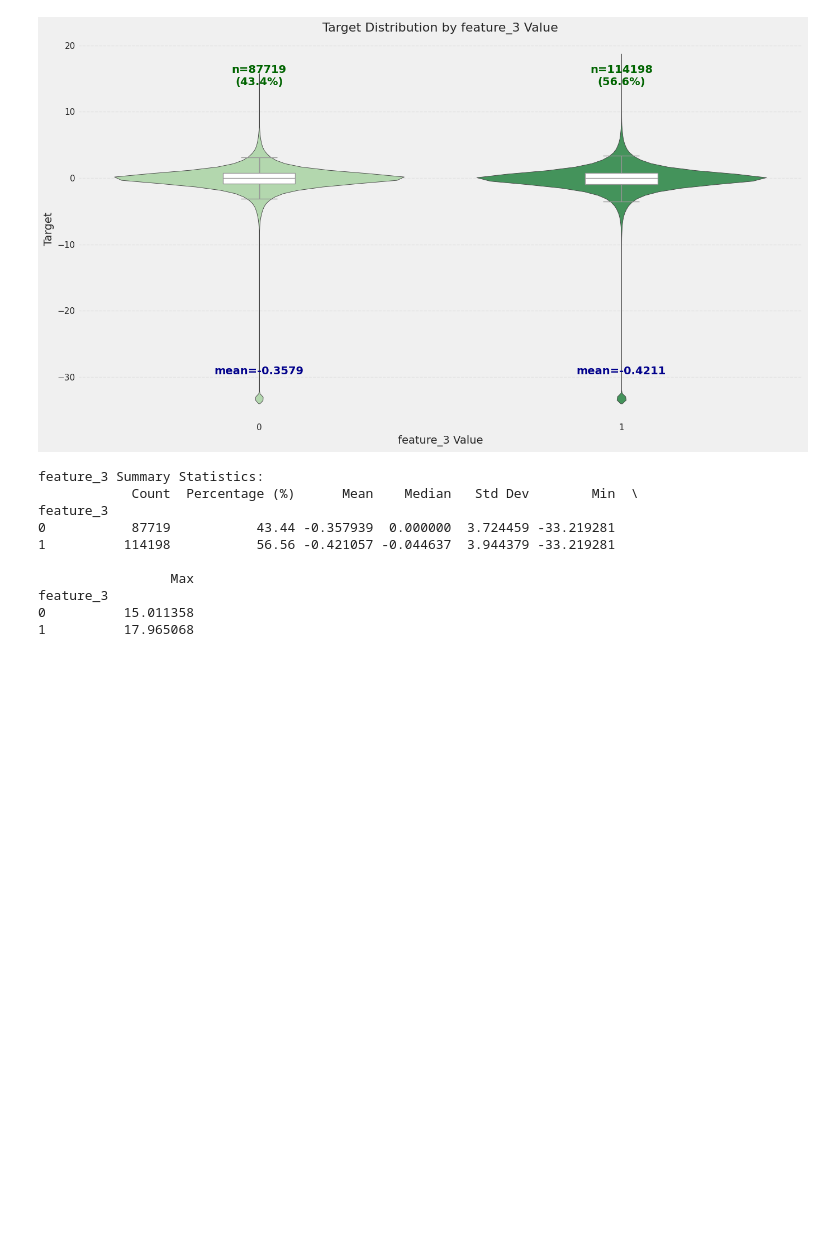
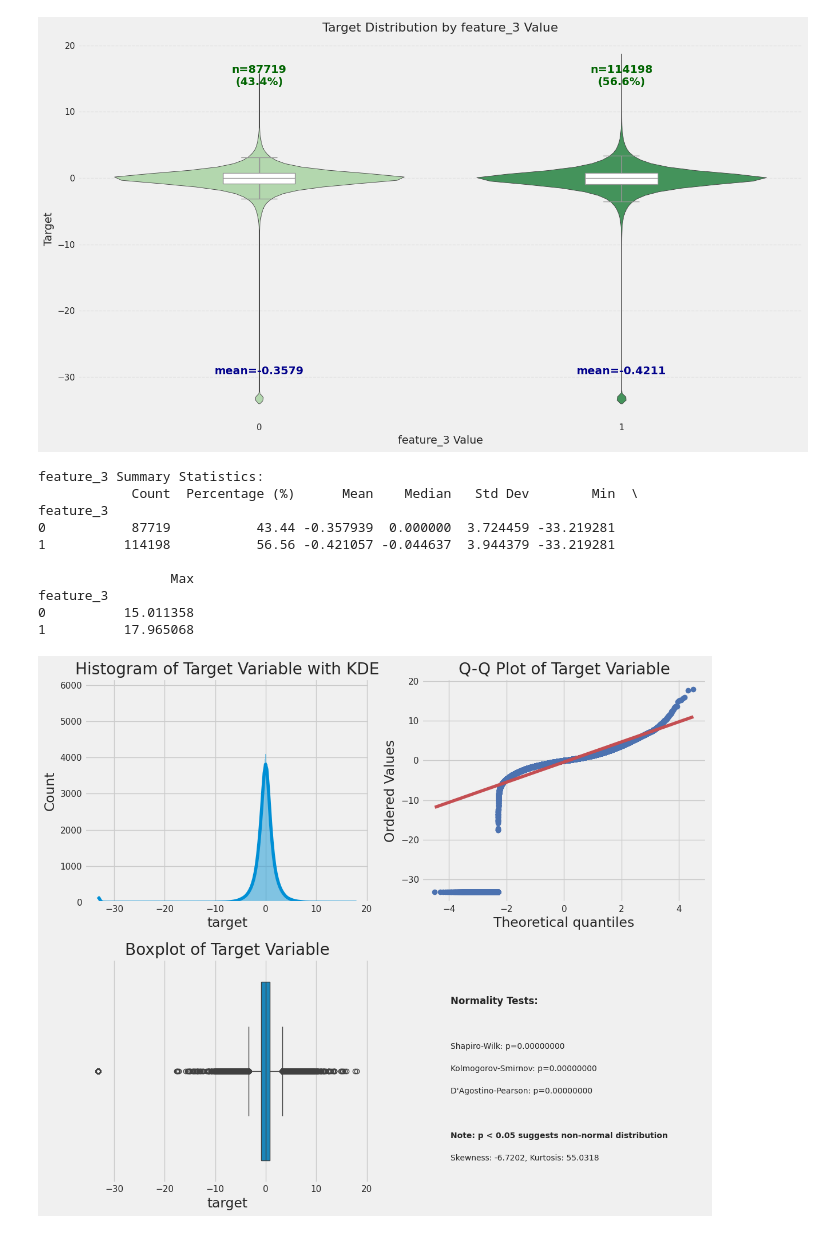
Before and after one commit to Yuquan1ee/SC4000_Project, a Jupyter notebook: notebooks/01_data_exploration_train.ipynb, the cells around one changed output. Cells and saved outputs as stored; diff of their text form; code cells hidden in the pictures; blank space fills up the shorter version.

```diff
--- a/notebooks/01_data_exploration_train.ipynb
+++ b/notebooks/01_data_exploration_train.ipynb
@@ -486,3 +487,103 @@ feature_3
 feature_3
 0          15.011358
 1          17.965068
+# %%
+# Analysis of target variable distribution
+import matplotlib.pyplot as plt
+import numpy as np
+import pandas as pd
+import scipy.stats as stats
+import seaborn as sns
+
+plt.figure(figsize=(12, 10))
+
+# Histogram with KDE
+plt.subplot(2, 2, 1)
+sns.histplot(train['target'], kde=True)
+plt.title('Histogram of Target Variable with KDE')
+
+# QQ plot
+plt.subplot(2, 2, 2)
+stats.probplot(train['target'], dist="norm", plot=plt)
+plt.title('Q-Q Plot of Target Variable')
+
+# Boxplot
+plt.subplot(2, 2, 3)
+sns.boxplot(x=train['target'])
+plt.title('Boxplot of Target Variable')
+
+# Statistical tests for normality
+plt.subplot(2, 2, 4)
+plt.axis('off')
+shapiro_test = stats.shapiro(train['target'].sample(min(5000, len(train['target']))))
+kolmogorov_test = stats.kstest(train['target'], 'norm', args=(train['target'].mean(), train['target'].std()))
+d_agostino_test = stats.normaltest(train['target'])
+
+test_results = pd.DataFrame({
+    'Test': ['Shapiro-Wilk', 'Kolmogorov-Smirnov', "D'Agostino-Pearson"],
+    'Statistic': [shapiro_test[0], kolmogorov_test[0], d_agostino_test[0]],
+    'p-value': [shapiro_test[1], kolmogorov_test[1], d_agostino_test[1]]
+})
+
+plt.text(0.1, 0.8, "Normality Tests:", fontsize=12, fontweight='bold')
+plt.text(0.1, 0.6, f"Shapiro-Wilk: p={shapiro_test[1]:.8f}", fontsize=10)
+plt.text(0.1, 0.5, f"Kolmogorov-Smirnov: p={kolmogorov_test[1]:.8f}", fontsize=10)
+plt.text(0.1, 0.4, f"D'Agostino-Pearson: p={d_agostino_test[1]:.8f}", fontsize=10)
+plt.text(0.1, 0.2, "Note: p < 0.05 suggests non-normal distribution", fontsize=10, fontweight='bold')
+
+# Calculate skewness and kurtosis
+skewness = train['target'].skew()
+kurtosis = train['target'].kurt()
+plt.text(0.1, 0.1, f"Skewness: {skewness:.4f}, Kurtosis: {kurtosis:.4f}", fontsize=10)
+
+plt.tight_layout()
+plt.savefig('target_distribution_analysis.png')
+plt.show()
+
+print("Descriptive Statistics for Target Variable:")
+print(train['target'].describe())
+print(f"\nSkewness: {skewness:.4f}")
+print(f"Kurtosis: {kurtosis:.4f}")
+print("\nResults of Normality Tests:")
+print(test_results)
+
+# If the distribution is not normal, consider alternative approaches:
+if all(p < 0.05 for p in [shapiro_test[1], kolmogorov_test[1], d_agostino_test[1]]):
+    print("\nThe target variable does NOT appear to follow a normal distribution.")
+    print("Consider these alternative approaches for outlier detection:")
+    print("1. IQR Method (robust to non-normal distributions):")
+
+    Q1 = train['target'].quantile(0.25)
+    Q3 = train['target'].quantile(0.75)
+    IQR = Q3 - Q1
+    lower_bound_iqr = Q1 - 1.5 * IQR
+    upper_bound_iqr = Q3 + 1.5 * IQR
+
+    outliers_iqr = train[(train['target'] < lower_bound_iqr) | (train['target'] > upper_bound_iqr)]
+    print(f"   - IQR bounds: [{lower_bound_iqr:.4f}, {upper_bound_iqr:.4f}]")
+    print(f"   - Number of outliers using IQR method: {len(outliers_iqr)} ({len(outliers_iqr)/len(train)*100:.2f}% of data)")
+
+    print("\n2. Percentile Method:")
+    lower_percentile = train['target'].quantile(0.01)  # 1st percentile
+    upper_percentile = train['target'].quantile(0.99)  # 99th percentile
+
+    outliers_percentile = train[(train['target'] < lower_percentile) | (train['target'] > upper_percentile)]
+    print(f"   - 1st-99th percentile bounds: [{lower_percentile:.4f}, {upper_percentile:.4f}]")
+    print(f"   - Number of outliers using percentile method: {len(outliers_percentile)} ({len(outliers_percentile)/len(train)*100:.2f}% of data)")
+
+    print("\n3. Modified Z-score Method:")
+    # Using median and MAD (Median Absolute Deviation) instead of mean and std
+    median = train['target'].median()
+    mad = stats.median_abs_deviation(train['target'])
+
+    lower_bound_mad = median - 3.5 * mad
+    upper_bound_mad = median + 3.5 * mad
+
+    outliers_mad = train[(train['target'] < lower_bound_mad) | (train['target'] > upper_bound_mad)]
+    print(f"   - Modified Z-score bounds: [{lower_bound_mad:.4f}, {upper_bound_mad:.4f}]")
+    print(f"   - Number of outliers using modified Z-score: {len(outliers_mad)} ({len(outliers_mad)/len(train)*100:.2f}% of data)")
+else:
+    print("\nThe target variable appears to follow a normal distribution.")
+    print("The current approach using 3 standard deviations is appropriate.")
+# %% [output]
+[figure, added]
```
Also changed, not shown: parts of 3 cells of this notebook.
